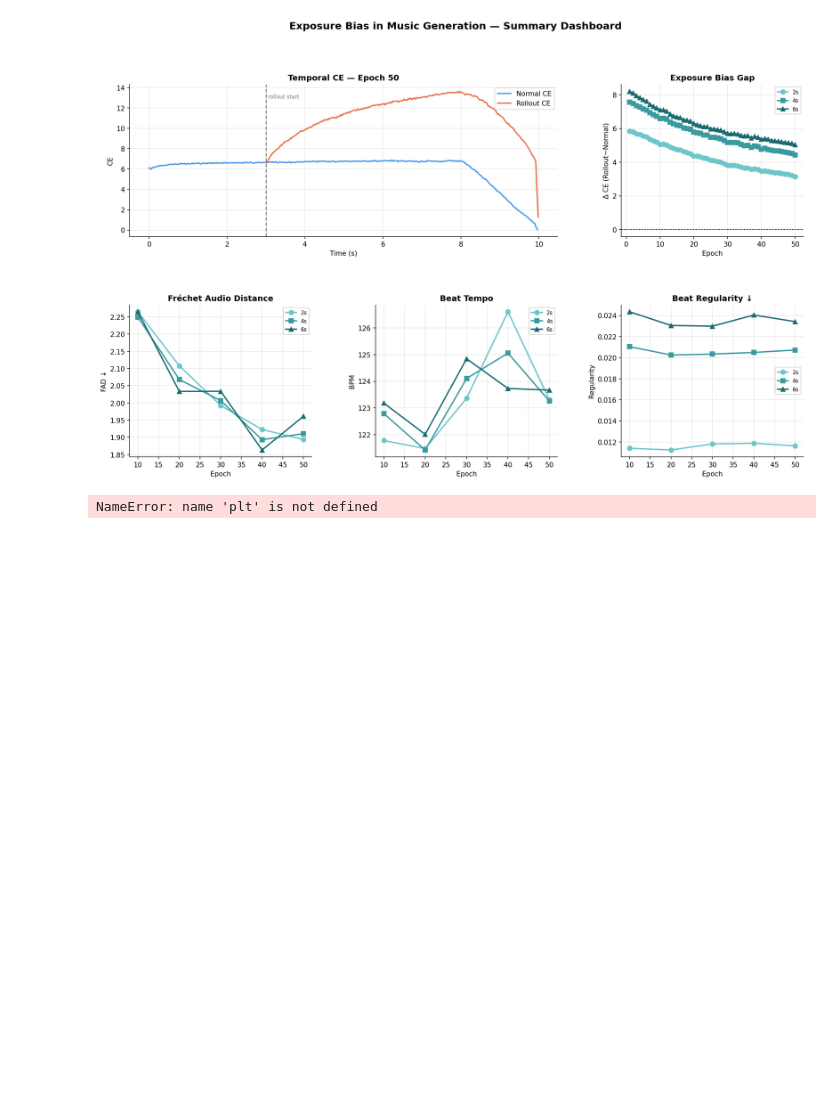
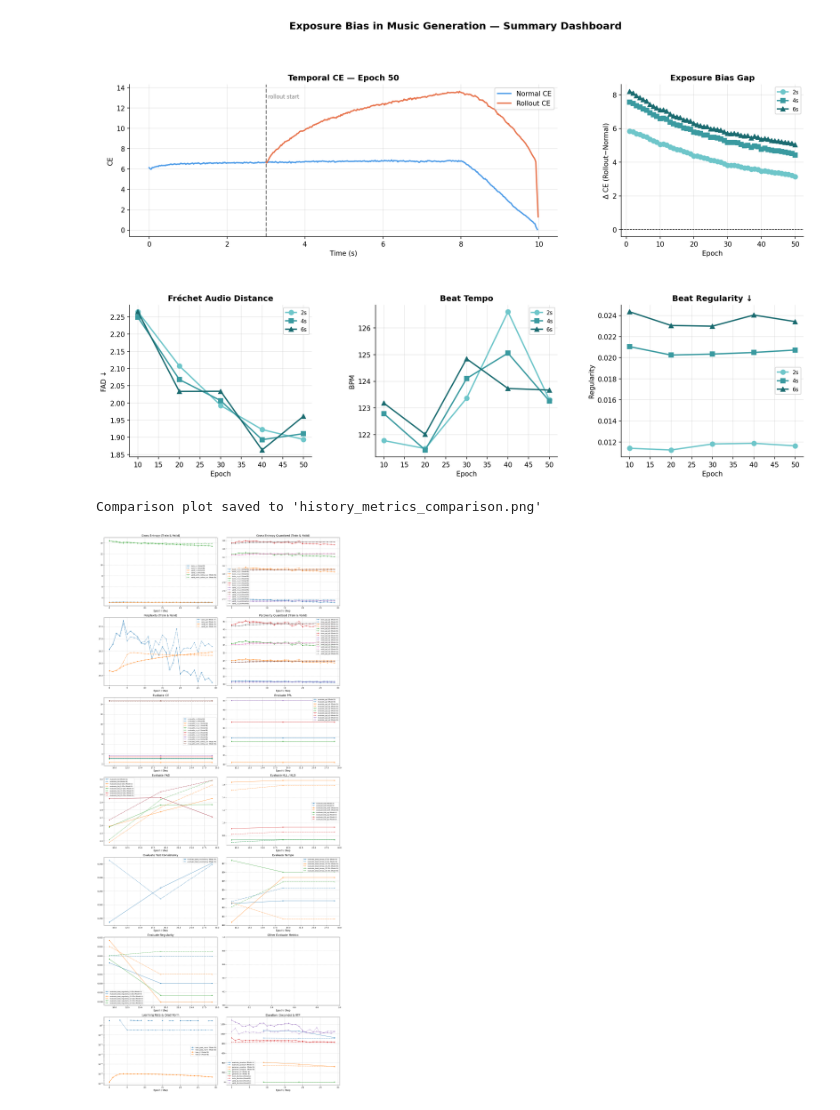
Before and after one commit to ChenFengTsai/self-forcing-musicgen, a Jupyter notebook: plot.ipynb, the cells around one changed output. Saved outputs shown, nothing was run; the diff lists cells and outputs as text; code cells hidden in the pictures; blank space fills up the shorter version.

```diff
--- a/plot.ipynb
+++ b/plot.ipynb
@@ -439,8 +439,8 @@ def load_history(filepath):
 
 # --- Configuration ---
 # Set your file paths and model labels here
-MODEL_1_PATH = '/storage/ssd1/richtsai1103/MusicBench/dora_outputs/20260328_041339/xps/d0613dbf/history.json'
-MODEL_2_PATH = '/storage/ssd1/richtsai1103/MusicBench/dora_outputs/path_to_model_2/history.json' # <-- UPDATE THIS
+MODEL_1_PATH = '/storage/ssd1/richtsai1103/Jamendo/dora_outputs/20260403_010611_teacher/xps/37b09569/history.json'
+MODEL_2_PATH = '/storage/ssd1/richtsai1103/Jamendo/dora_outputs/20260403_224029/xps/68a2f0bf/history.json' # <-- UPDATE THIS
 
 LABEL_1 = "Model A"
 LABEL_2 = "Model B"
@@ -515,31 +515,32 @@ def plot_compare(ax, cols, title, logy=False):
     ax.grid(True, linestyle='--', alpha=0.7)
 
 # Core train/valid metrics
 plot_compare(axes[0], ce_cols,    'Cross Entropy (Train & Valid)')
 plot_compare(axes[1], ce_q_cols,  'Cross Entropy Quantized (Train & Valid)')
 plot_compare(axes[2], ppl_cols,   'Perplexity (Train & Valid)')
 plot_compare(axes[3], ppl_q_cols, 'Perplexity Quantized (Train & Valid)')
 
 # Evaluate metrics
 plot_compare(axes[4],  eval_ce,          'Evaluate CE')
 plot_compare(axes[5],  eval_ppl,         'Evaluate PPL')
 plot_compare(axes[6],  eval_fad,         'Evaluate FAD')
 plot_compare(axes[7],  eval_kll,         'Evaluate KLL / KLD')
 plot_compare(axes[8],  eval_consistency, 'Evaluate Text Consistency')
 plot_compare(axes[9],  eval_tempo,       'Evaluate Tempo')
 plot_compare(axes[10], eval_regularity,  'Evaluate Regularity')
 plot_compare(axes[11], eval_other,       'Other Evaluate Metrics')
 
 # Training diagnostics
 plot_compare(axes[12], ['train_lr', 'train_grad_norm'], 'Learning Rate & Grad Norm', logy=True)
 plot_compare(axes[13], dur_cols,                        'Duration (Seconds) & RTF')
 
 # Hide empty subplots
 axes[14].set_visible(False)
 axes[15].set_visible(False)
 
 plt.tight_layout()
 plt.savefig('history_metrics_comparison.png', dpi=150, bbox_inches='tight')
 print("Comparison plot saved to 'history_metrics_comparison.png'")
 # %% [output]
-NameError: name 'plt' is not defined
+Comparison plot saved to 'history_metrics_comparison.png'
+[figure, added]
```
Also changed, not shown: parts of 1 cell of this notebook, 6 other files.
